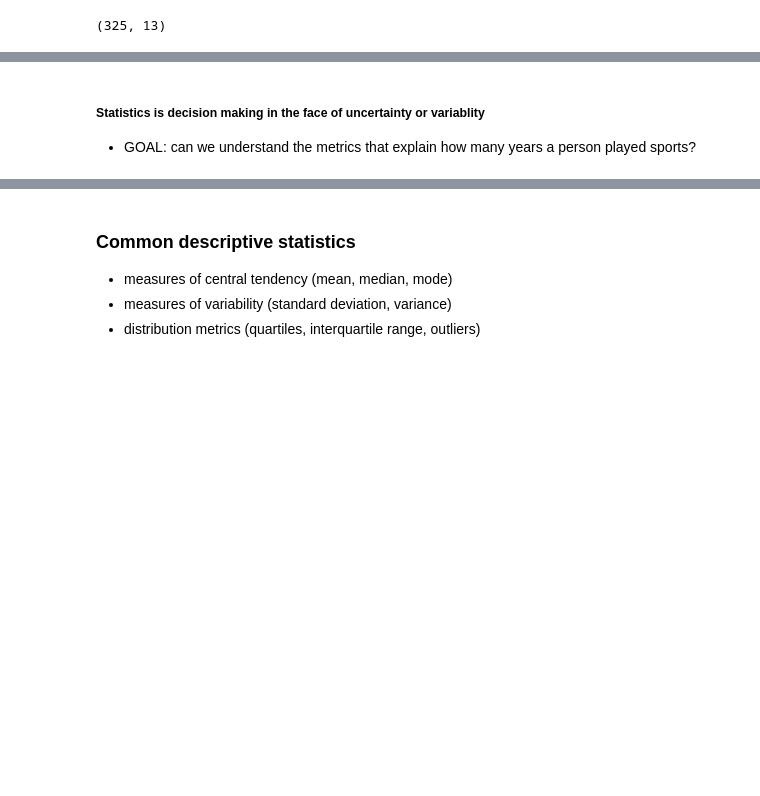
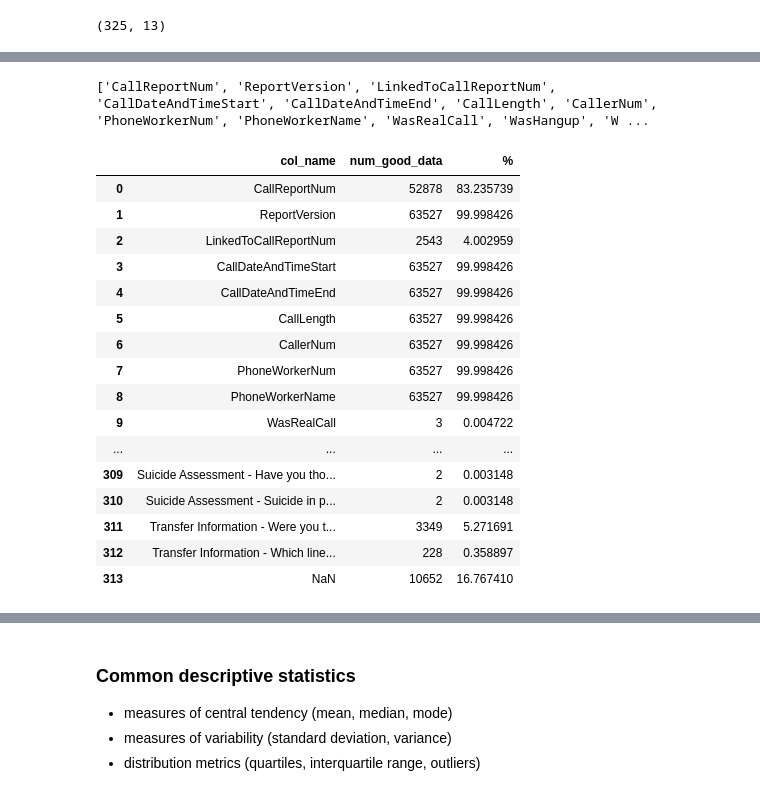
Before and after one commit to NSS-Data-Analytics-Cohort-6/fcs-crisis-holi-data-in-the-sun, a Jupyter notebook: Notebooks/family-life-data-stats.ipynb, the cells around one changed output, grey strips where cells are left out. Cells and saved outputs as stored; diff of their text form; code cells hidden in the pictures; blank space fills up the shorter version.

Commit message:
Success in Extracting Year 5-19-22

```diff
--- a/Notebooks/family-life-data-stats.ipynb
+++ b/Notebooks/family-life-data-stats.ipynb
@@ -74,3 +73,6 @@ header_row = 1
 NSSCrisis_df.columns = NSSCrisis_df.iloc[header_row]
 # %%
 NSSCrisis_df = NSSCrisis_df.drop(header_row)
+# %%
+NSSCrisis_df = NSSCrisis_df.reset_index(drop=True)
+NSSCrisis_df.head()
@@ -77,4 +86,4 @@ NSSCrisis_df = NSSCrisis_df.drop(header_row)
+# %%
+NSSCrisis_df = NSSCrisis_df.drop(0)
 # %%
 NSSCrisis_df = NSSCrisis_df.reset_index(drop=True)
-# %%
-NSSCrisis_df = NSSCrisis_df.
@@ -91,3 +90,36 @@ NSSCrisis_df.head()
-# %% [markdown]
-##### Statistics is decision making in the face of uncertainty or variablity
- - GOAL: can we understand the metrics that explain how many years a person played sports?
+# %%
+print(list(NSSCrisis_df.columns))
+# %% [output]
+['CallReportNum', 'ReportVersion', 'LinkedToCallReportNum', 'CallDateAndTimeStart', 'CallDateAndTimeEnd', 'CallLength', 'CallerNum', 'PhoneWorkerNum', 'PhoneWorkerName', 'WasRealCall', 'WasHangup', 'W ...
+# %%
+#index shows column index -- can be used to exclude columns with nan data
+idx_dic = {}
+for col in NSSCrisis_df.columns:
+    idx_dic[col] = 63528 - NSSCrisis_df[col].isna().sum()
+#print(idx_dic)
+index_col_nan = pd.DataFrame(list(idx_dic.items()),columns = ['col_name','num_good_data'])
+index_col_nan['%'] = ((index_col_nan['num_good_data'])/63528)*100
+pd.set_option('display.max_rows', None)
+pd.set_option('display.max_columns', None)
+pd.set_option('display.width', None)
+pd.set_option('display.max_colwidth', None)
+index_col_nan
+#pd.reset_option('all')
+# %% [output]
+|  | col_name | num_good_data | % |
+| 0 | CallReportNum | 52878 | 83.235739 |
+| 1 | ReportVersion | 63527 | 99.998426 |
+| 2 | LinkedToCallReportNum | 2543 | 4.002959 |
+| 3 | CallDateAndTimeStart | 63527 | 99.998426 |
+| 4 | CallDateAndTimeEnd | 63527 | 99.998426 |
+| 5 | CallLength | 63527 | 99.998426 |
+| 6 | CallerNum | 63527 | 99.998426 |
+| 7 | PhoneWorkerNum | 63527 | 99.998426 |
+| 8 | PhoneWorkerName | 63527 | 99.998426 |
+| 9 | WasRealCall | 3 | 0.004722 |
+| ... | ... | ... | ... |
+| 309 | Suicide Assessment - Have you tho... | 2 | 0.003148 |
+| 310 | Suicide Assessment - Suicide in p... | 2 | 0.003148 |
+| 311 | Transfer Information - Were you t... | 3349 | 5.271691 |
+| 312 | Transfer Information - Which line... | 228 | 0.358897 |
+| 313 | NaN | 10652 | 16.767410 |
```
Also changed, not shown: parts of 14 cells of this notebook.
